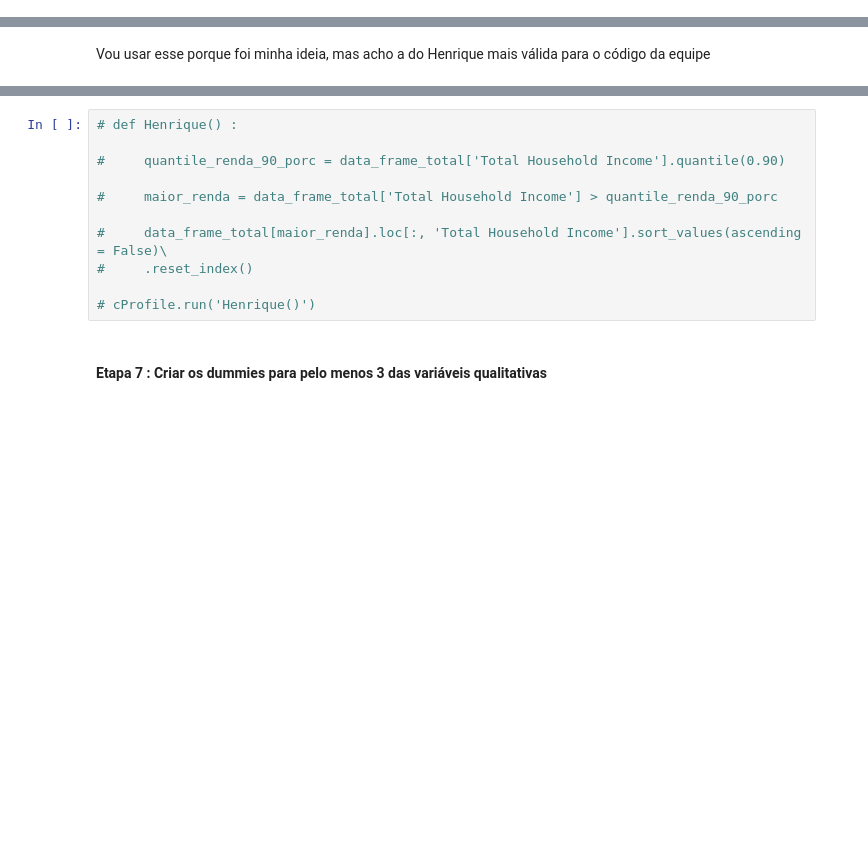
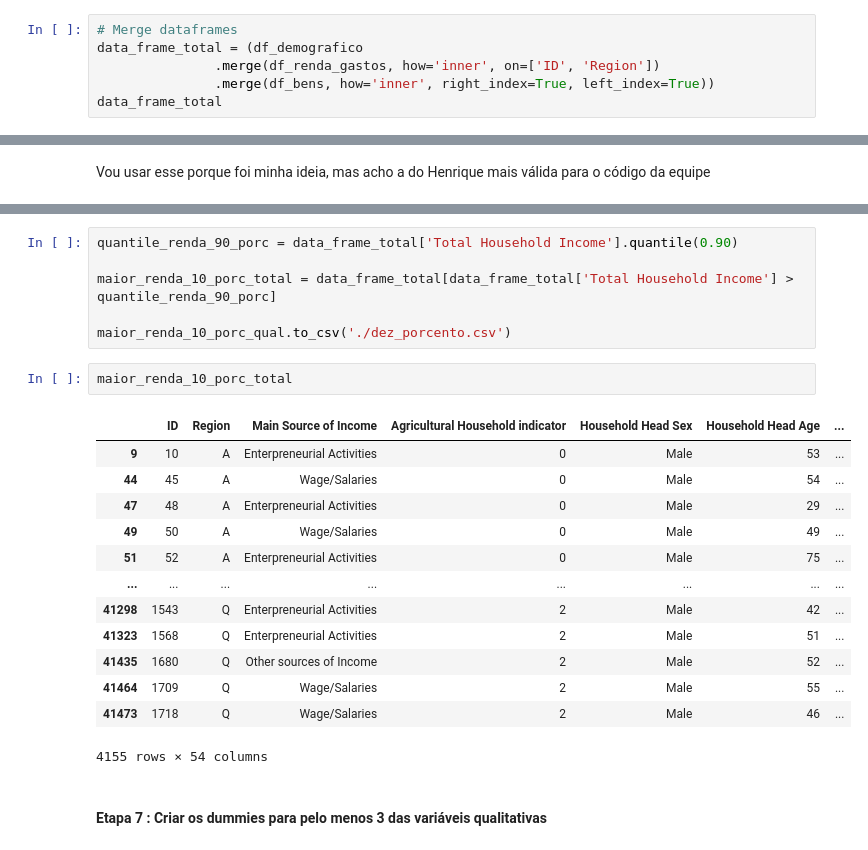
Before and after one commit to marcelaqueiroz/letscode_pandas, a Jupyter notebook: Projeto_Pandas_Mateus.ipynb, the cells around one changed output, grey strips where cells are left out. Drawn from its saved outputs; the diff is of its cells as text; blank space fills up the shorter version.

```diff
--- a/Projeto_Pandas_Mateus.ipynb
+++ b/Projeto_Pandas_Mateus.ipynb
@@ -184,0 +165,6 @@ data_frame_total
+# %%
+# Merge dataframes
+data_frame_total = (df_demografico
+               .merge(df_renda_gastos, how='inner', on=['ID', 'Region'])
+               .merge(df_bens, how='inner', right_index=True, left_index=True))
+data_frame_total
@@ -355,14 +411,25 @@ maior_renda_10_porc = data_frame_total.nlargest(renda_10_porc,'Total Household I
 # %%
-# def Henrique() :
+quantile_renda_90_porc = data_frame_total['Total Household Income'].quantile(0.90)
 
-#     quantile_renda_90_porc = data_frame_total['Total Household Income'].quantile(0.90)
+maior_renda_10_porc_total = data_frame_total[data_frame_total['Total Household Income'] > quantile_renda_90_porc]
 
-#     maior_renda = data_frame_total['Total Household Income'] > quantile_renda_90_porc
-
-#     data_frame_total[maior_renda].loc[:, 'Total Household Income'].sort_values(ascending = False)\
-#     .reset_index()
-
-# cProfile.run('Henrique()')
+maior_renda_10_porc_qual.to_csv('./dez_porcento.csv')
+# %%
+maior_renda_10_porc_total
+# %% [output]
+|  | ID | Region | Main Source of Income | Agricultural Household indicator | Household Head Sex | Household Head Age | ... |
+| 9 | 10 | A | Enterpreneurial Activities | 0 | Male | 53 | ... |
+| 44 | 45 | A | Wage/Salaries | 0 | Male | 54 | ... |
+| 47 | 48 | A | Enterpreneurial Activities | 0 | Male | 29 | ... |
+| 49 | 50 | A | Wage/Salaries | 0 | Male | 49 | ... |
+| 51 | 52 | A | Enterpreneurial Activities | 0 | Male | 75 | ... |
+| ... | ... | ... | ... | ... | ... | ... | ... |
+| 41298 | 1543 | Q | Enterpreneurial Activities | 2 | Male | 42 | ... |
+| 41323 | 1568 | Q | Enterpreneurial Activities | 2 | Male | 51 | ... |
+| 41435 | 1680 | Q | Other sources of Income | 2 | Male | 52 | ... |
+| 41464 | 1709 | Q | Wage/Salaries | 2 | Male | 55 | ... |
+| 41473 | 1718 | Q | Wage/Salaries | 2 | Male | 46 | ... |
+4155 rows × 54 columns
 # %% [markdown]
 #### Etapa 7 : Criar os dummies para pelo menos 3 das variáveis qualitativas
 # %%
```
Also changed, not shown: parts of 16 cells of this notebook.
